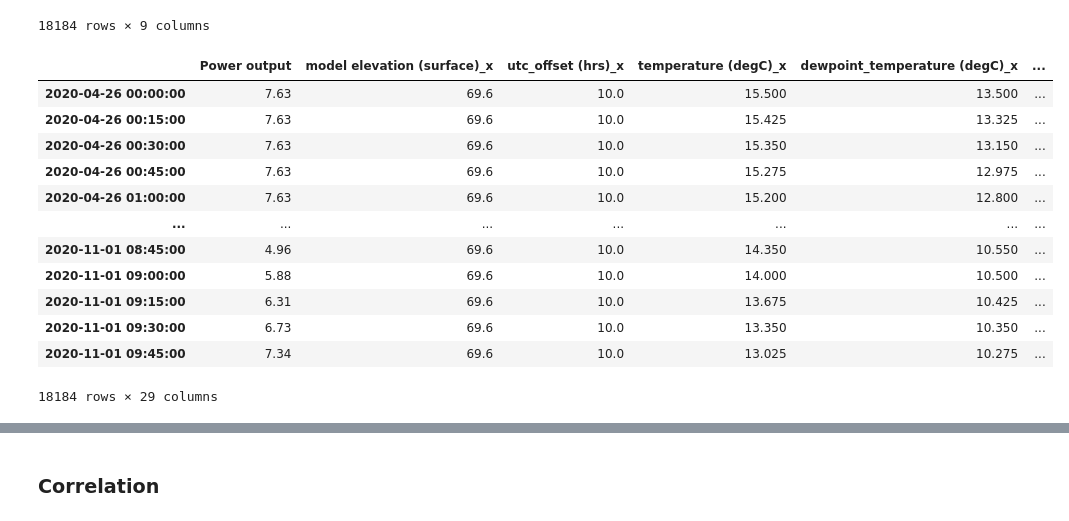
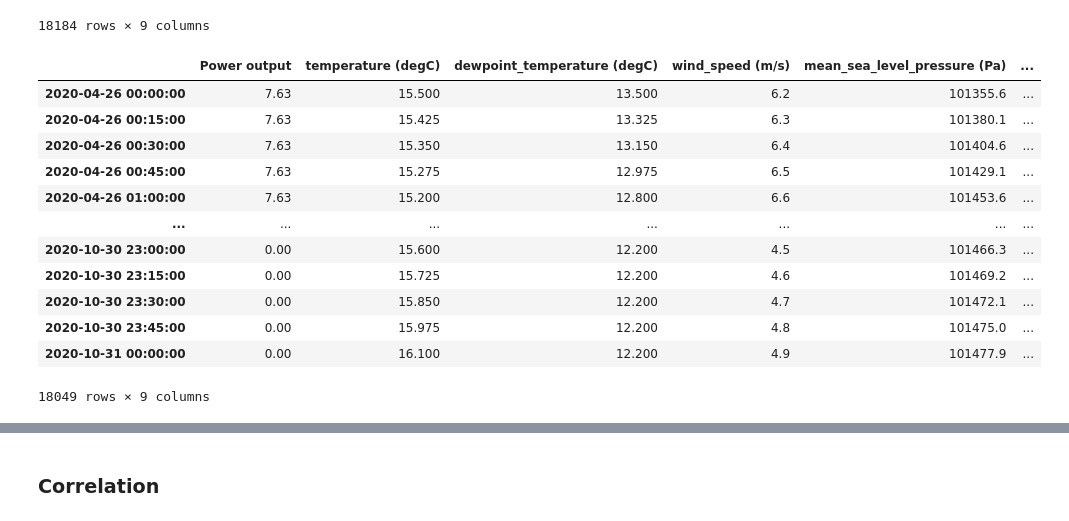
Before and after one commit to JohnSmith69969/Applied-Data-Science-Project-4-Monash-Solar-Farm, a Jupyter notebook: ryan_Progress.ipynb, the cells around one changed output, grey strips where cells are left out. Saved outputs shown, nothing was run; the diff lists cells and outputs as text; code cells hidden in the pictures.

```diff
--- a/ryan_Progress.ipynb
+++ b/ryan_Progress.ipynb
@@ -175,11 +177,11 @@ drive.mount('/content/drive')
 # %% [output]
 Mounted at /content/drive
 # %%
-testing = pd.read_csv('/content/drive/MyDrive/Solar Farm Data/CSV data/building_solar_values.csv')
-testing = testing.drop(['Building0','Building1','Building3','Building4','Building5','Building6'], axis=1)
-testing = testing.dropna(axis=0)
-testing = testing.set_index(pd.DatetimeIndex(testing['Date'])).drop(['Date'], axis=1)
-testing
+training = pd.read_csv('/content/drive/MyDrive/Solar Farm Data/CSV data/building_solar_values.csv')
+training = training.drop(['Building0','Building1','Building3','Building4','Building5','Building6'], axis=1)
+training = training.dropna(axis=0)
+training = training.set_index(pd.DatetimeIndex(training['Date'])).drop(['Date'], axis=1)
+training
 # %% [output]
 |  | Unnamed: 0 | Solar0 | Solar1 | Solar2 | Solar3 | Solar4 | Solar5 |
 | Date |  |  |  |  |  |  |  |
@@ -221,9 +266,12 @@ solar0
 # %% [markdown]
 ## Solar 1
 # %%
-solar1 = testing[['Solar1']]
-solar1 = solar1.rename({'Solar1': 'Power output'}, axis=1)
-solar1
+solar1_train = training[['Solar1']]
+solar1_train = solar1_train.rename({'Solar1': 'Power output'}, axis=1)
+solar1_train = solar1_train.dropna(axis =0)
+#start = '2019-09-01 00:00:00'
+solar1_train = solar1_train[pd.Timestamp('2019-09-01 00:00:00'):pd.Timestamp("2020-10-31 00:00:00")]
+solar1_train
 # %% [output]
 |  | Power output |
 | Date |  |
@@ -464,19 +559,20 @@ solar0
 | 2020-11-01 09:45:00 | 28.23 | 13.025 | 10.275 | 3.425 | 102476.25 | ... |
 18184 rows × 9 columns
 # %%
-solar1 = pd.merge(solar1, weather, left_index=True, right_index=True)
-solar1
+solar1_train = pd.merge(solar1_train, weather, left_index=True, right_index=True)
+solar1_train = solar1_train.drop(['model elevation (surface)','utc_offset (hrs)'], axis = 1)
+solar1_train
 # %% [output]
-|  | Power output | model elevation (surface)_x | utc_offset (hrs)_x | temperature (degC)_x | dewpoint_temperature (degC)_x | ... |
-| 2020-04-26 00:00:00 | 7.63 | 69.6 | 10.0 | 15.500 | 13.500 | ... |
-| 2020-04-26 00:15:00 | 7.63 | 69.6 | 10.0 | 15.425 | 13.325 | ... |
-| 2020-04-26 00:30:00 | 7.63 | 69.6 | 10.0 | 15.350 | 13.150 | ... |
-| 2020-04-26 00:45:00 | 7.63 | 69.6 | 10.0 | 15.275 | 12.975 | ... |
-| 2020-04-26 01:00:00 | 7.63 | 69.6 | 10.0 | 15.200 | 12.800 | ... |
+|  | Power output | temperature (degC) | dewpoint_temperature (degC) | wind_speed (m/s) | mean_sea_level_pressure (Pa) | ... |
+| 2020-04-26 00:00:00 | 7.63 | 15.500 | 13.500 | 6.2 | 101355.6 | ... |
+| 2020-04-26 00:15:00 | 7.63 | 15.425 | 13.325 | 6.3 | 101380.1 | ... |
+| 2020-04-26 00:30:00 | 7.63 | 15.350 | 13.150 | 6.4 | 101404.6 | ... |
+| 2020-04-26 00:45:00 | 7.63 | 15.275 | 12.975 | 6.5 | 101429.1 | ... |
+| 2020-04-26 01:00:00 | 7.63 | 15.200 | 12.800 | 6.6 | 101453.6 | ... |
 | ... | ... | ... | ... | ... | ... | ... |
-| 2020-11-01 08:45:00 | 4.96 | 69.6 | 10.0 | 14.350 | 10.550 | ... |
-| 2020-11-01 09:00:00 | 5.88 | 69.6 | 10.0 | 14.000 | 10.500 | ... |
-| 2020-11-01 09:15:00 | 6.31 | 69.6 | 10.0 | 13.675 | 10.425 | ... |
-| 2020-11-01 09:30:00 | 6.73 | 69.6 | 10.0 | 13.350 | 10.350 | ... |
-| 2020-11-01 09:45:00 | 7.34 | 69.6 | 10.0 | 13.025 | 10.275 | ... |
+| 2020-10-30 23:00:00 | 0.00 | 15.600 | 12.200 | 4.5 | 101466.3 | ... |
+| 2020-10-30 23:15:00 | 0.00 | 15.725 | 12.200 | 4.6 | 101469.2 | ... |
+| 2020-10-30 23:30:00 | 0.00 | 15.850 | 12.200 | 4.7 | 101472.1 | ... |
+| 2020-10-30 23:45:00 | 0.00 | 15.975 | 12.200 | 4.8 | 101475.0 | ... |
+| 2020-10-31 00:00:00 | 0.00 | 16.100 | 12.200 | 4.9 | 101477.9 | ... |
-18184 rows × 29 columns
+18049 rows × 9 columns
```
Also changed, not shown: parts of 23 cells of this notebook.
